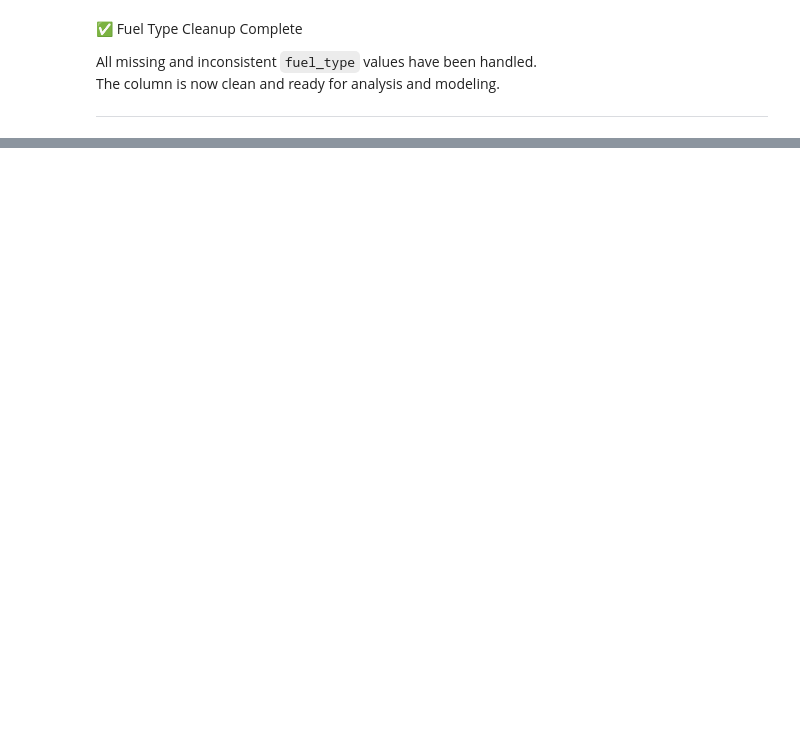
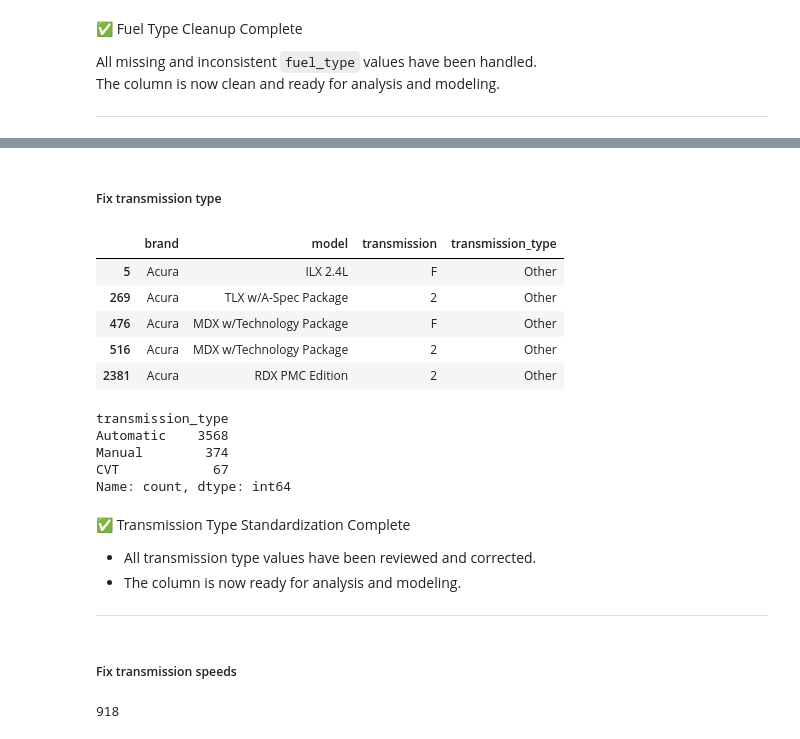
Before and after one commit to DigimonFrankie/Projects, a Jupyter notebook: Used Car Price Prediction: Predictive Modeling with Real-World Data/EDA & Preprocessing.ipynb, the cells around one changed output, grey strips where cells are left out. Drawn from its saved outputs; the diff is of its cells as text; code cells hidden in the pictures; blank space fills up the shorter version.

```diff
--- a/Used Car Price Prediction: Predictive Modeling with Real-World Data/EDA & Preprocessing.ipynb
+++ b/Used Car Price Prediction: Predictive Modeling with Real-World Data/EDA & Preprocessing.ipynb
@@ -416,0 +550,42 @@ The column is now clean and ready for analysis and modeling.
+# %% [markdown]
+##### Fix transmission type
+# %%
+## Check if same models already have transmission types
+
+transmission_type_map = (
+    df_update[df_update['transmission_type'] != 'Other']
+    .groupby(['brand', 'model'])['transmission_type']
+    .agg(lambda x: x.mode()[0] if not x.mode().empty else 'Other')
+    .to_dict()
+)
+# %%
+## Impute transmission_type
+def impute_transmission_type(row):
+    """
+    Impute the transmission type based on the brand and model.
+
+    Args:
+        row (pd.Series): A row of the DataFrame.
+
+    Returns:
+        str: The imputed transmission type.
+    """
+    if row['transmission_type'] == 'Other':
+        key = (row['brand'], row['model'])
+        return transmission_type_map.get(key, row['transmission_type'])
+    return row['transmission_type']
+
+# Apply the imputation function
+df_update['transmission_type'] = df_update.apply(impute_transmission_type, axis=1)
+# %%
+## Check for Missing Transmission Types
+mask = df_update['transmission_type'] == 'Other'
+
+df_update.loc[mask,['brand', 'model', 'transmission', 'transmission_type']]
+# %% [output]
+|  | brand | model | transmission | transmission_type |
+| 5 | Acura | ILX 2.4L | F | Other |
+| 269 | Acura | TLX w/A-Spec Package | 2 | Other |
+| 476 | Acura | MDX w/Technology Package | F | Other |
+| 516 | Acura | MDX w/Technology Package | 2 | Other |
+| 2381 | Acura | RDX PMC Edition | 2 | Other |
@@ -416,0 +630,17 @@ The column is now clean and ready for analysis and modeling.
+# %%
+df_update['transmission_type'].value_counts()
+# %% [output]
+transmission_type
+Automatic    3568
+Manual        374
+CVT            67
+Name: count, dtype: int64
+# %% [markdown]
+✅ Transmission Type Standardization Complete
+
+- All transmission type values have been reviewed and corrected.
+- The column is now ready for analysis and modeling.
+
+---
+# %% [markdown]
+##### Fix transmission speeds
@@ -416,0 +675,4 @@ The column is now clean and ready for analysis and modeling.
+# %%
+df_update['transmission_speeds'].isna().sum()
+# %% [output]
+918
```
Also changed, not shown: parts of 33 cells of this notebook, 3 other files.
